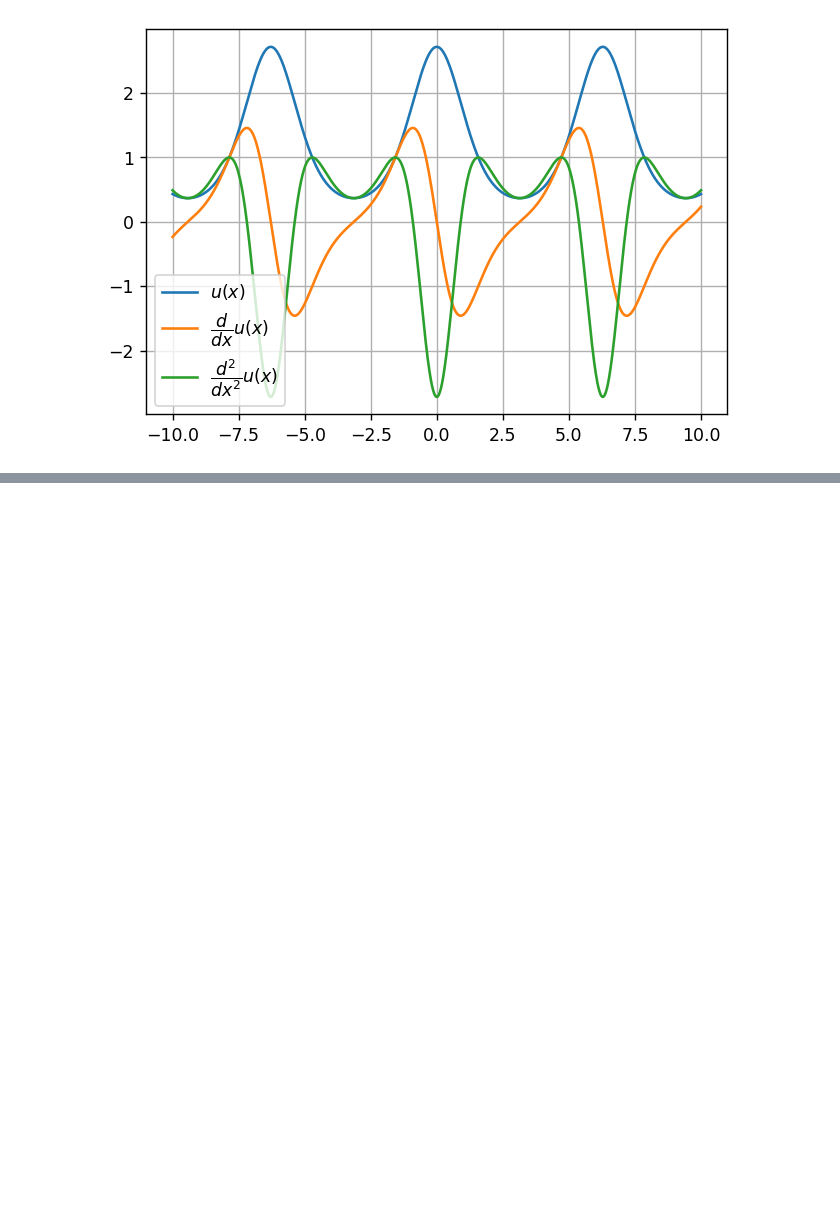
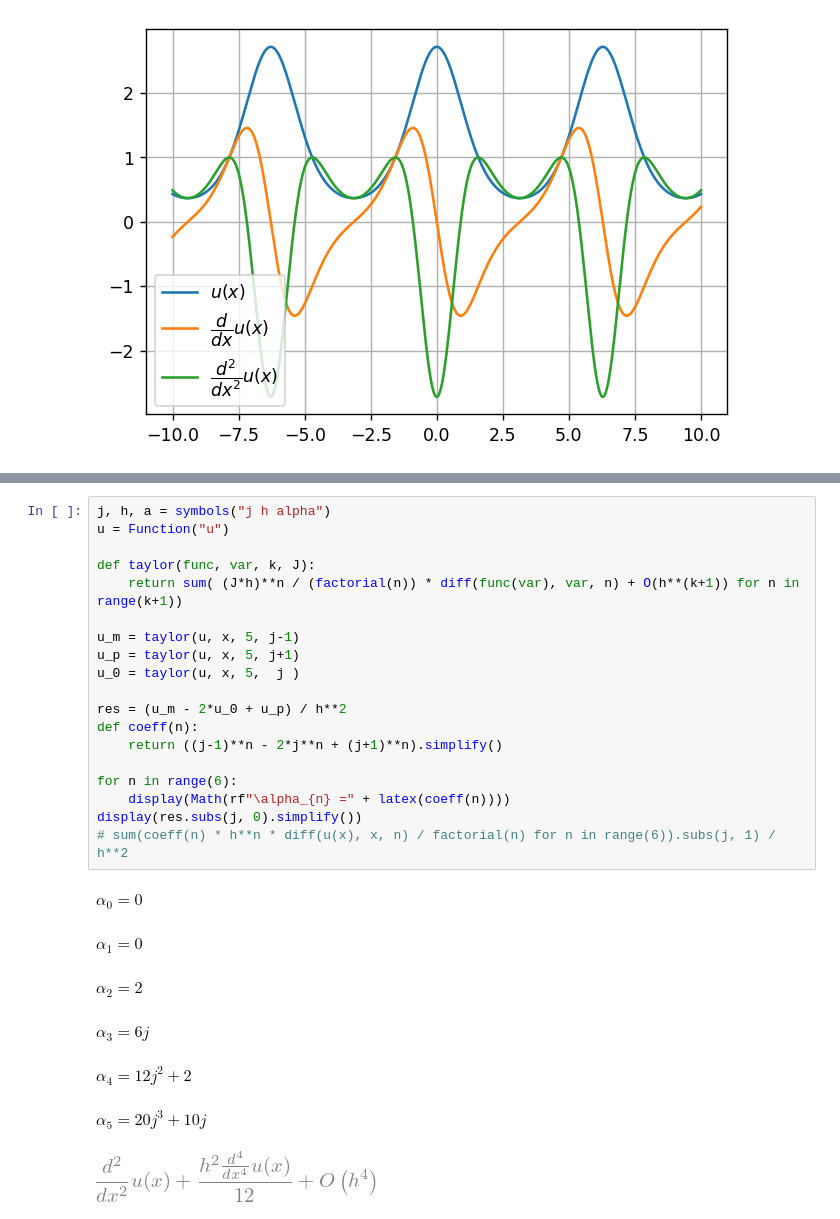
Before and after one commit to BastianValhoj/02687, a Jupyter notebook: assignment1/exercise2.ipynb, the cells around one changed output, grey strips where cells are left out. Cells and saved outputs as stored; diff of their text form; blank space fills up the shorter version.

```diff
--- a/assignment1/exercise2.ipynb
+++ b/assignment1/exercise2.ipynb
@@ -28,0 +45,27 @@ for func in [u, up, upp]:
+# %%
+j, h, a = symbols("j h alpha")
+u = Function("u")
+
+def taylor(func, var, k, J):
+    return sum( (J*h)**n / (factorial(n)) * diff(func(var), var, n) + O(h**(k+1)) for n in range(k+1))
+
+u_m = taylor(u, x, 5, j-1)
+u_p = taylor(u, x, 5, j+1)
+u_0 = taylor(u, x, 5,  j )
+
+res = (u_m - 2*u_0 + u_p) / h**2
+def coeff(n):
+    return ((j-1)**n - 2*j**n + (j+1)**n).simplify()
+
+for n in range(6):
+    display(Math(rf"\alpha_{n} =" + latex(coeff(n))))
+display(res.subs(j, 0).simplify())
+# sum(coeff(n) * h**n * diff(u(x), x, n) / factorial(n) for n in range(6)).subs(j, 1) / h**2
+# %% [output]
+$\displaystyle \alpha_0 =0$
+$\displaystyle \alpha_1 =0$
+$\displaystyle \alpha_2 =2$
+$\displaystyle \alpha_3 =6 j$
+$\displaystyle \alpha_4 =12 j^{2} + 2$
+$\displaystyle \alpha_5 =20 j^{3} + 10 j$
+[figure, added]
```
Also changed, not shown: parts of 1 cell of this notebook.
